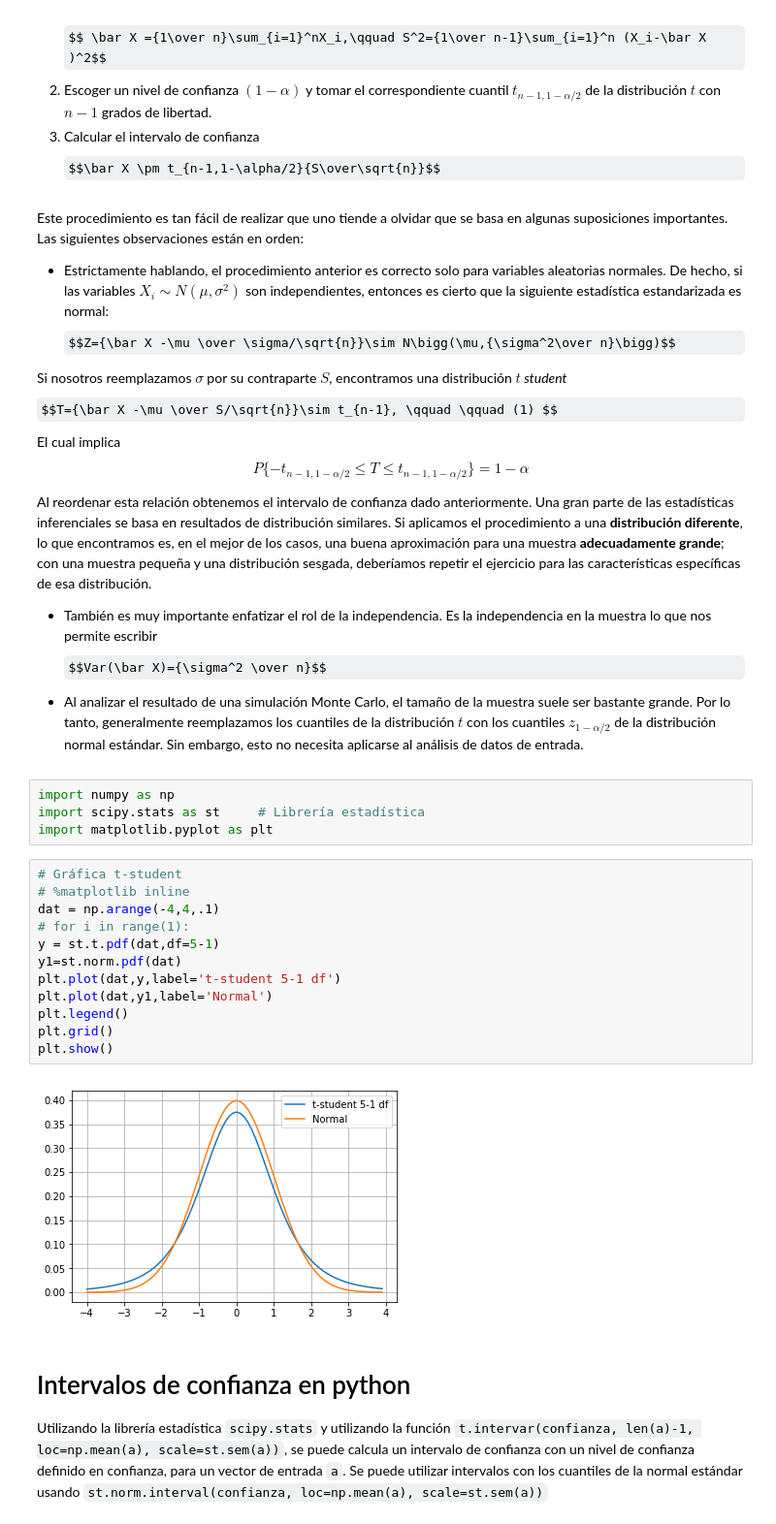
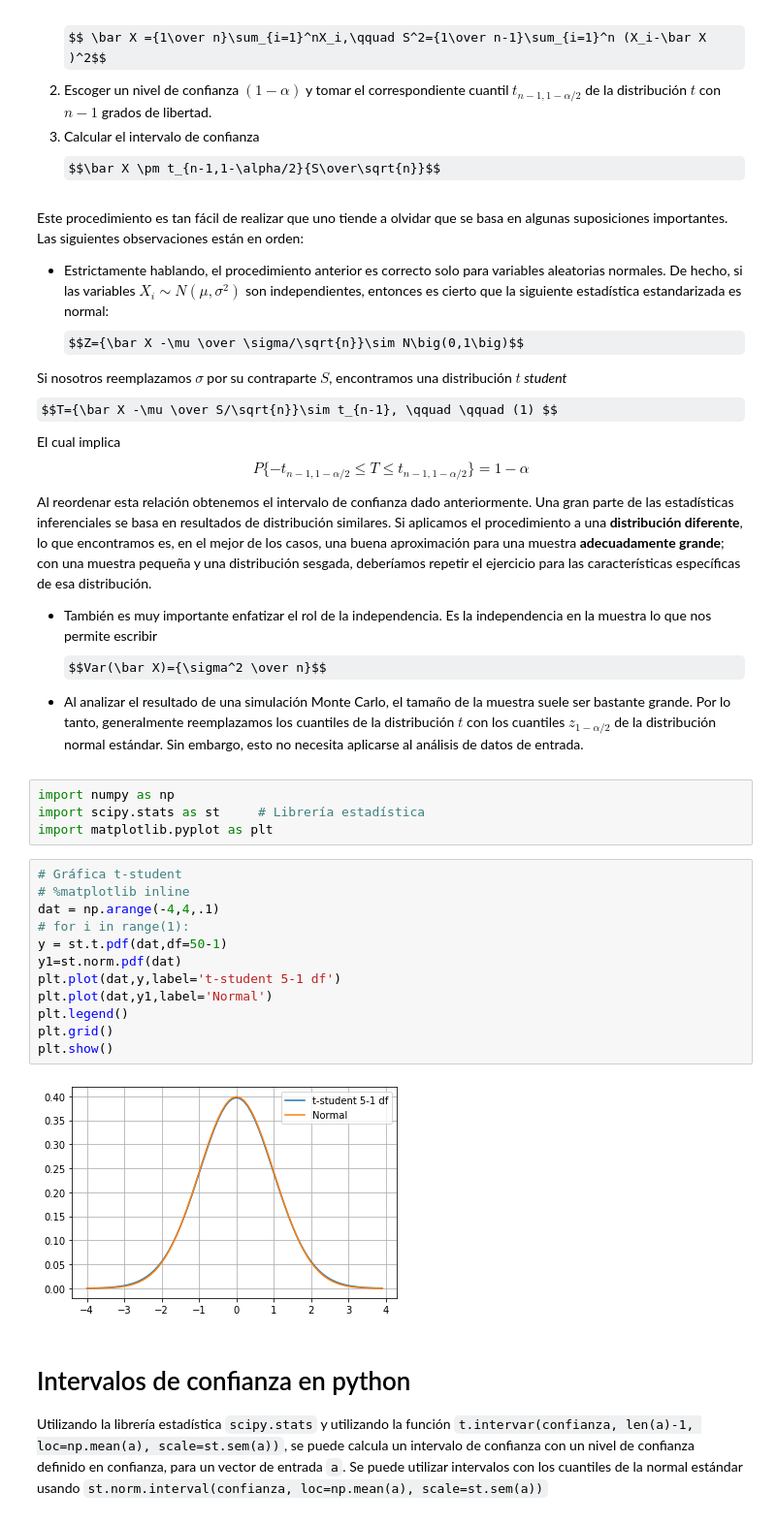
Before and after one commit to patybume10/SPF-2020-I-G1, a Jupyter notebook: TEMA-2/Clase16_PruebasDeBondadYAjuste.ipynb, the cells around one changed output. Shown at 97% size. Cells and saved outputs as stored; diff of their text form; some formulas as TeX source.

```diff
--- a/TEMA-2/Clase16_PruebasDeBondadYAjuste.ipynb
+++ b/TEMA-2/Clase16_PruebasDeBondadYAjuste.ipynb
@@ -21,7 +26,7 @@ $$\bar X \pm t_{n-1,1-\alpha/2}{S\over\sqrt{n}}$$
 # %% [markdown]
 Este procedimiento es tan fácil de realizar que uno tiende a olvidar que se basa en algunas suposiciones importantes. Las siguientes observaciones están en orden:
 - Estrictamente hablando, el procedimiento anterior es correcto solo para variables aleatorias normales. De hecho, si las variables $X_i \sim N (\mu, \sigma^2)$ son independientes, entonces es cierto que la siguiente estadística estandarizada es normal:
-$$Z={\bar X -\mu \over \sigma/\sqrt{n}}\sim N\bigg(\mu,{\sigma^2\over n}\bigg)$$
+$$Z={\bar X -\mu \over \sigma/\sqrt{n}}\sim N\big(0,1\big)$$
 
 Si nosotros reemplazamos $\sigma$ por su contraparte $S$, encontramos una distribución *$t$ student*
 $$T={\bar X -\mu \over S/\sqrt{n}}\sim t_{n-1}, \qquad \qquad (1) $$
@@ -41,17 +46,17 @@ import matplotlib.pyplot as plt
 # %%
 # Gráfica t-student
 # %matplotlib inline
 dat = np.arange(-4,4,.1)
 # for i in range(1):
-y = st.t.pdf(dat,df=5-1)
+y = st.t.pdf(dat,df=50-1)
 y1=st.norm.pdf(dat)
 plt.plot(dat,y,label='t-student 5-1 df')
 plt.plot(dat,y1,label='Normal')
 plt.legend()
 plt.grid()
 plt.show()
 # %% [output]
-[figure, old version]
+[figure, new version]
 # %% [markdown]
 # Intervalos de confianza en python
 
```
Also changed, not shown: parts of 9 cells of this notebook, 2 other files.
